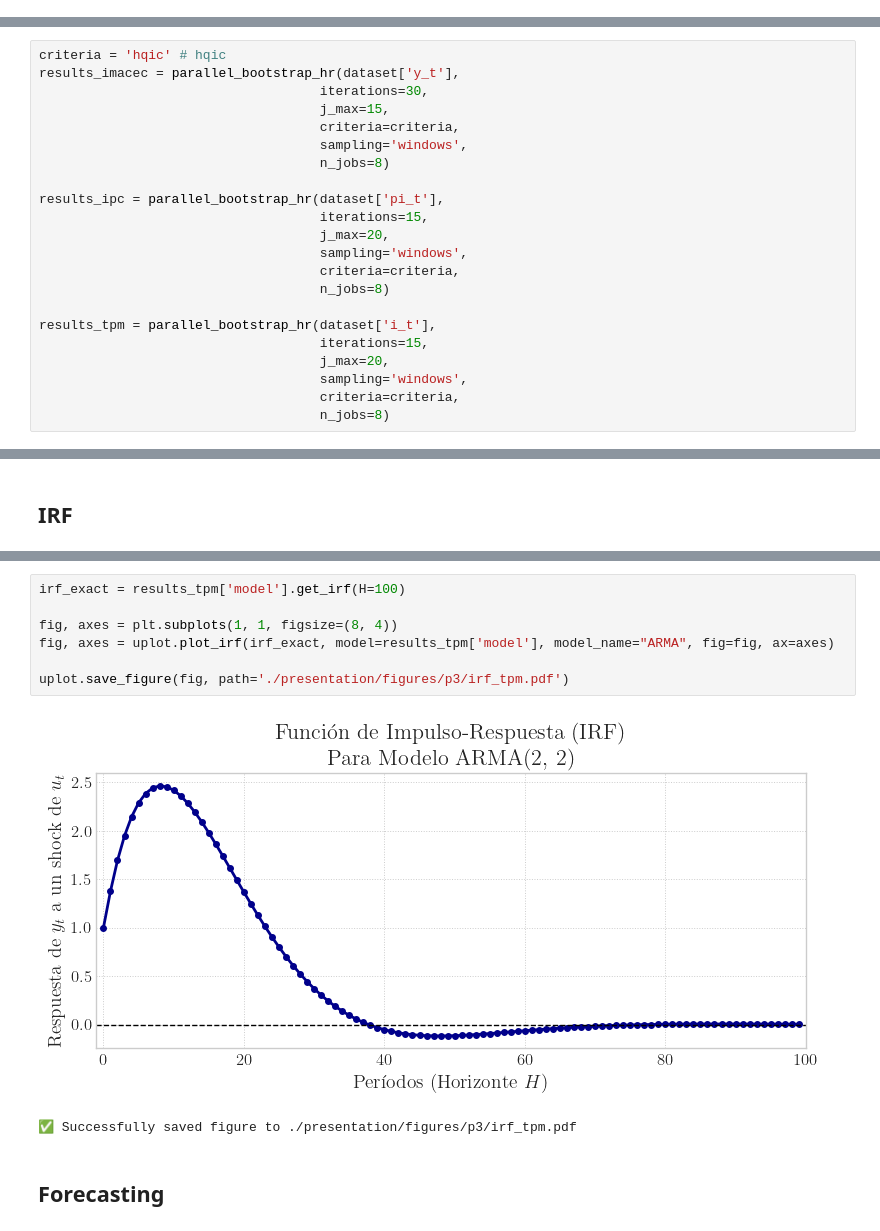
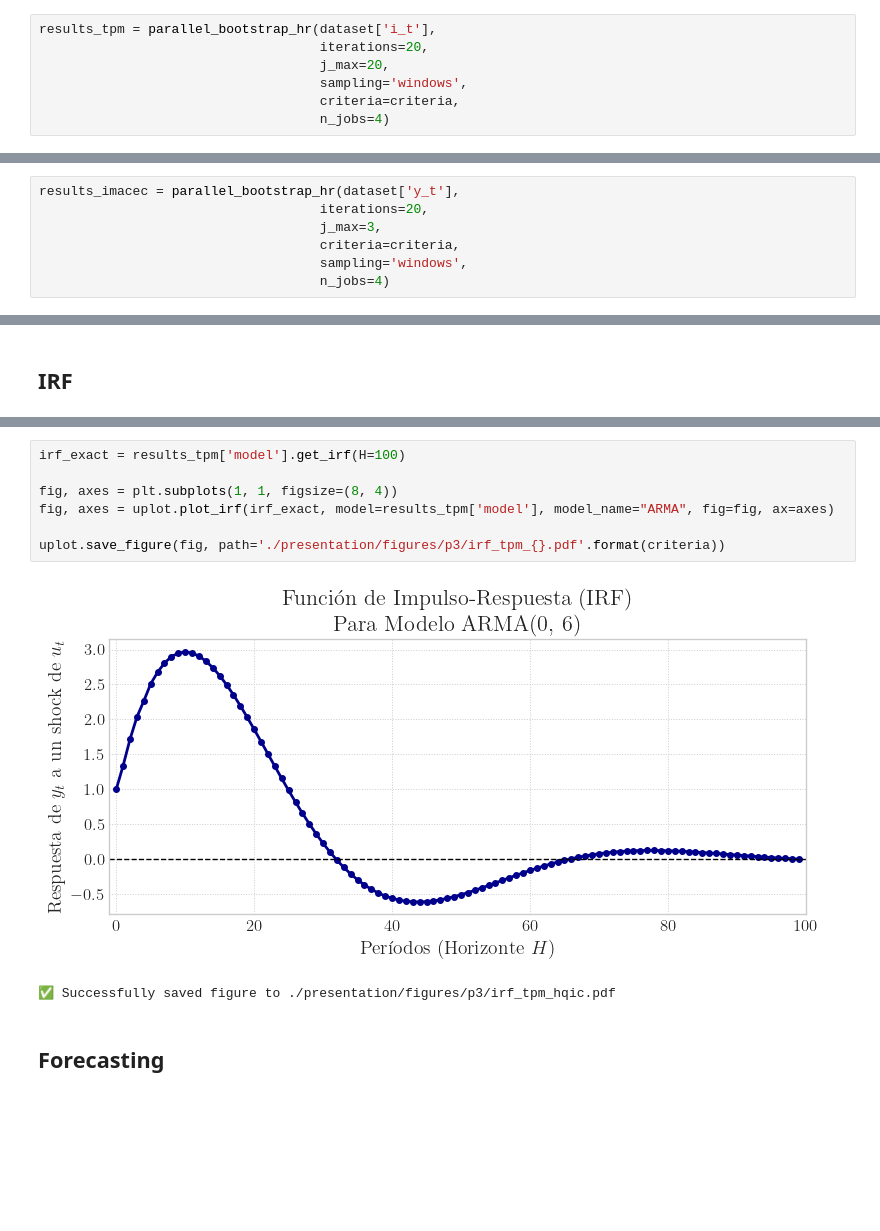
Before and after one commit to ensta630team/HW1---Python, a Jupyter notebook: presentation/notebooks/pregunta_3.ipynb, the cells around one changed output, grey strips where cells are left out. Cells and saved outputs as stored; diff of their text form; blank space fills up the shorter version.

```diff
--- a/presentation/notebooks/pregunta_3.ipynb
+++ b/presentation/notebooks/pregunta_3.ipynb
@@ -153,0 +156,7 @@ Desde el procedimiento anterior podemos decir que los valores para $p$ y $q$ osc
+# %%
+results_tpm = parallel_bootstrap_hr(dataset['i_t'],
+                                    iterations=20,
+                                    j_max=20,
+                                    sampling='windows',
+                                    criteria=criteria,
+                                    n_jobs=4)
@@ -154,23 +180,8 @@ Desde el procedimiento anterior podemos decir que los valores para $p$ y $q$ osc
 # %%
-criteria = 'hqic' # hqic
 results_imacec = parallel_bootstrap_hr(dataset['y_t'],
-                                    iterations=30,
-                                    j_max=15,
+                                    iterations=20,
+                                    j_max=3,
                                     criteria=criteria,
                                     sampling='windows',
-                                    n_jobs=8)
-
-results_ipc = parallel_bootstrap_hr(dataset['pi_t'],
-                                    iterations=15,
-                                    j_max=20,
-                                    sampling='windows',
-                                    criteria=criteria,
-                                    n_jobs=8)
-
-results_tpm = parallel_bootstrap_hr(dataset['i_t'],
-                                    iterations=15,
-                                    j_max=20,
-                                    sampling='windows',
-                                    criteria=criteria,
-                                    n_jobs=8)
+                                    n_jobs=4)
 # %% [output]
@@ -295,13 +297,13 @@ uplot.save_figure(fig, path='./presentation/figures/p3/irf_imacec.pdf')
 # %%
 irf_exact = results_tpm['model'].get_irf(H=100)
 
 fig, axes = plt.subplots(1, 1, figsize=(8, 4))
 fig, axes = uplot.plot_irf(irf_exact, model=results_tpm['model'], model_name="ARMA", fig=fig, ax=axes)
 
-uplot.save_figure(fig, path='./presentation/figures/p3/irf_tpm.pdf')
+uplot.save_figure(fig, path='./presentation/figures/p3/irf_tpm_{}.pdf'.format(criteria))
 # %% [output]
-[figure, old version]
+[figure, new version]
-✅ Successfully saved figure to ./presentation/figures/p3/irf_tpm.pdf
+✅ Successfully saved figure to ./presentation/figures/p3/irf_tpm_hqic.pdf
 # %% [markdown]
 ## Forecasting
 # %%
```
Also changed, not shown: parts of 13 cells of this notebook, 51 other files.
